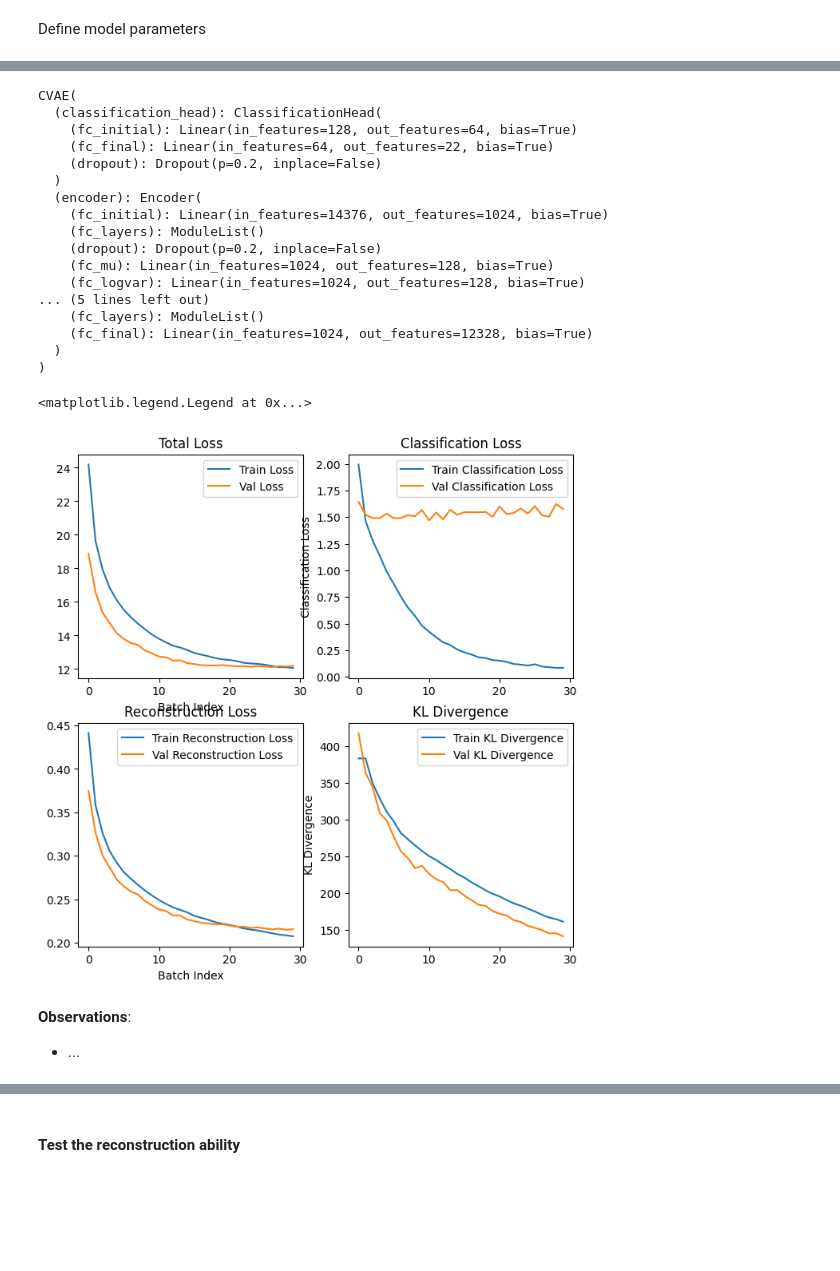
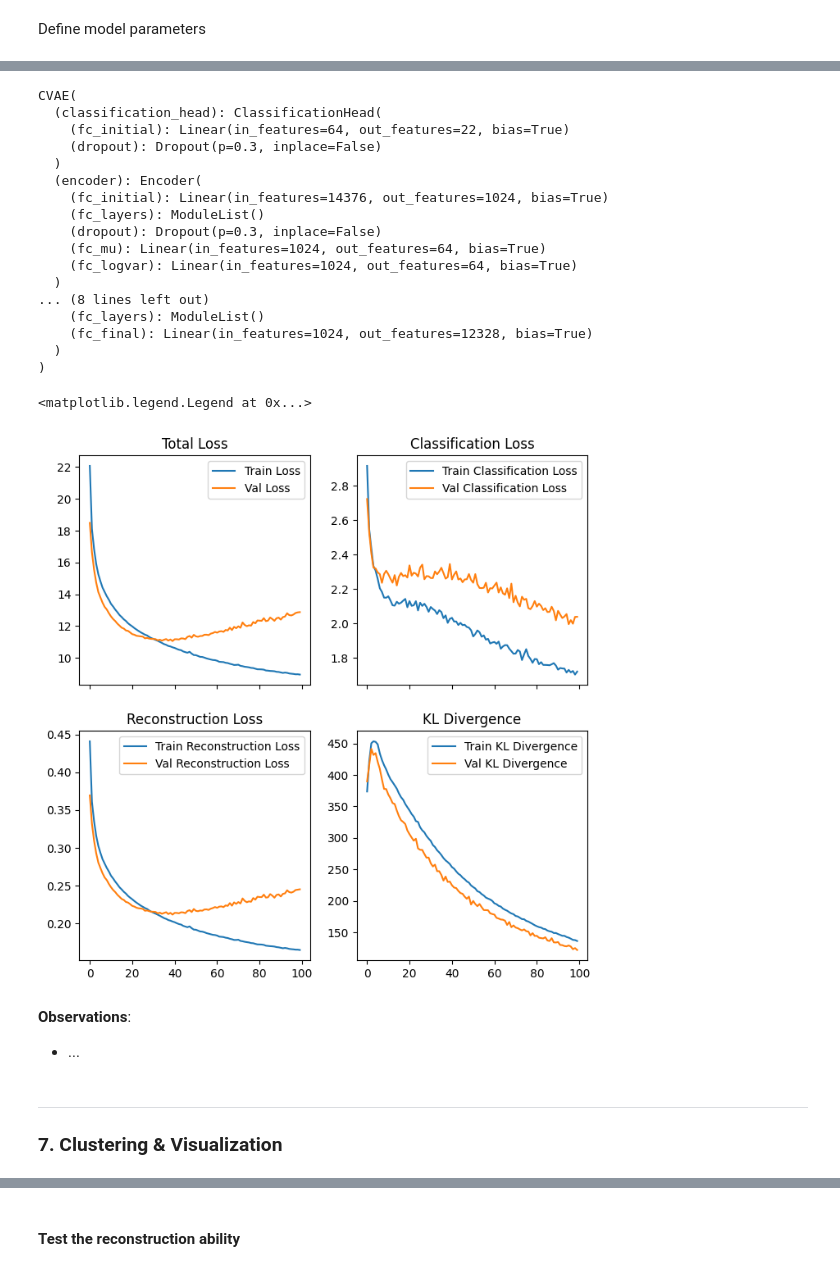
Before and after one commit to Djtrainer/cancer_research, a Jupyter notebook: notebooks/drug_induced_gene_expression_prediction.ipynb, the cells around one changed output, grey strips where cells are left out. Saved outputs shown, nothing was run; the diff lists cells and outputs as text; code cells hidden in the pictures; blank space fills up the shorter version.

```diff
--- a/notebooks/drug_induced_gene_expression_prediction.ipynb
+++ b/notebooks/drug_induced_gene_expression_prediction.ipynb
@@ -985,5 +996,5 @@ tensor([21, 16, 21, 15, 21, 17, 15, 21, 21,  3, 21, 21, 21, 21,  1, 21])
 # %%
-NUM_EPOCHS = 30  # Number of epochs for training
+NUM_EPOCHS = 100  # Number of epochs for training
 
 # # Initialize the CVAE model
 model = CVAE(
@@ -991,12 +1002,13 @@ model = CVAE(
     num_classes=len(top_classes_minus_unknown) + 1,  # Number of MOA classes + 1 for "Other"
     condition_dim=2048,  # Fingerprint size
     hidden_dim=1024,  # Hidden dimension for the encoder and decoder
-    latent_dim=128,  # Latent space dimension
+    latent_dim=64,  # Latent space dimension
     num_encoder_layers=0,  # Number of layers in the encoder
-    encoder_dropout_rate=0.2,  # Dropout rate for the encoder
+    encoder_dropout_rate=0.3,  # Dropout rate for the encoder
     num_decoder_layers=0,  # Number of layers in the decoder
-    condition_emb_dim=1024,  # Embedding dimension for the condition (fingerprint)
-    decoder_dropout_rate=0.2,  # Dropout rate for the decoder
+    condition_emb_dim=2048,  # Embedding dimension for the condition (fingerprint)
+    decoder_dropout_rate=0.3,  # Dropout rate for the decoder
+    classification_hidden_dim=1024,
 )
 print(model)
 optimizer = torch.optim.Adam(model.parameters(), lr=1e-4, weight_decay=1e-5)
@@ -1022,9 +1034,11 @@ best_val_loss = float("inf")  # Initialize best validation loss to infinity
 # Training loop
 for epoch in range(1, NUM_EPOCHS + 1):
     total_loss = 0.0
-    # Start with beta=0 and gradually increase to 0.1 over all epochs
-    beta = (epoch / NUM_EPOCHS) * 0.01
-    # beta = 0.01
+
+    beta = (epoch / NUM_EPOCHS) * 0.005
+    # gamma = (epoch / NUM_EPOCHS) * 0.1
+    gamma= 0.005  # Classification loss weight
+
     train_loss, train_recon, train_kl, train_class_loss = 0, 0, 0, 0
 
     pbar_train = tqdm(train_loader, desc=f"Epoch {epoch}/{NUM_EPOCHS}")
@@ -1041,7 +1055,7 @@ for epoch in range(1, NUM_EPOCHS + 1):
         moa_prediction = model.classify(mu)
         # mask for only those MOAs that are known
         mask = moa_label != -1
-        epoch_class_loss = 0
+        epoch_class_loss = torch.tensor(0.0, device=device)
         if mask.sum() > 0:
             labeled_preds = moa_prediction[mask]
             labeled_labels = moa_label[mask]
@@ -1052,7 +1066,7 @@ for epoch in range(1, NUM_EPOCHS + 1):
         loss, recon, kl = vae_loss_function(
             recon_x, expression, mu, log_var, model.latent_dim, beta
         )
-        gamma = 1 #TODO: adjust this hyperparameter
+
         # Add classification loss to the total loss
         loss += gamma * epoch_class_loss
 
@@ -1063,6 +1077,7 @@ for epoch in range(1, NUM_EPOCHS + 1):
         train_loss += loss.item()
         train_recon += recon.item()
         train_kl += kl.item()
+
         train_class_loss += epoch_class_loss.item()
 
         pbar_train.set_description(
@@ -1071,7 +1086,8 @@ for epoch in range(1, NUM_EPOCHS + 1):
             f"Train Reconstruction Loss: {train_recon / len(train_loader):.4f} | "
             f"Train Classification Loss: {train_class_loss / len(train_loader):.4f} | "
             f"Train KL Divergence: {train_kl / len(train_loader):.4f} | "
-            f"Beta: {beta:.4f}"
+            f"Beta: {beta:.4f} | "
+            f"Gamma: {gamma:.4f}"
         )
 
     model.eval()
@@ -1132,51 +1148,52 @@ for epoch in range(1, NUM_EPOCHS + 1):
 # %% [output]
 CVAE(
   (classification_head): ClassificationHead(
-    (fc_initial): Linear(in_features=128, out_features=64, bias=True)
-    (fc_final): Linear(in_features=64, out_features=22, bias=True)
-    (dropout): Dropout(p=0.2, inplace=False)
+    (fc_initial): Linear(in_features=64, out_features=22, bias=True)
+    (dropout): Dropout(p=0.3, inplace=False)
   )
   (encoder): Encoder(
     (fc_initial): Linear(in_features=14376, out_features=1024, bias=True)
     (fc_layers): ModuleList()
-    (dropout): Dropout(p=0.2, inplace=False)
-    (fc_mu): Linear(in_features=1024, out_features=128, bias=True)
-    (fc_logvar): Linear(in_features=1024, out_features=128, bias=True)
-... (5 lines left out)
+    (dropout): Dropout(p=0.3, inplace=False)
+    (fc_mu): Linear(in_features=1024, out_features=64, bias=True)
+    (fc_logvar): Linear(in_features=1024, out_features=64, bias=True)
+  )
+... (8 lines left out)
     (fc_layers): ModuleList()
     (fc_final): Linear(in_features=1024, out_features=12328, bias=True)
   )
 )
 # %%
-_, axes = plt.subplots(2, 2, figsize=(8, 8))
+_, axes = plt.subplots(2, 2, figsize=(8, 8), sharex=True, sharey=False)
 axes[0,0].plot(history["train_loss"], label="Train Loss")
 axes[0,0].plot(history["val_loss"], label="Val Loss")
 
 axes[1,0].plot(history["train_recon"], label="Train Reconstruction Loss")
 axes[1,0].plot(history["val_recon"], label="Val Reconstruction Loss")
 
 axes[1,1].plot(history["train_kl"], label="Train KL Divergence")
 axes[1,1].plot(history["val_kl"], label="Val KL Divergence")
 
 axes[0,1].plot(history["train_class_loss"], label="Train Classification Loss")
 axes[0,1].plot(history["val_class_loss"], label="Val Classification Loss")
 
 axes[0,0].set_title("Total Loss")
 axes[0,0].legend()
-axes[0,0].set_xlabel("Batch Index")
+
 axes[1,0].set_title("Reconstruction Loss")
 axes[1,0].legend()
-axes[1,0].set_xlabel("Batch Index")
+
 axes[1,1].set_title("KL Divergence")
-axes[1,1].set_ylabel("KL Divergence")
 axes[1,1].legend()
-axes[1,0].set_xlabel("Batch Index")
+
 axes[0,1].set_title("Classification Loss")
-axes[0,1].set_ylabel("Classification Loss")
 axes[0,1].legend()
 # %% [output]
 <matplotlib.legend.Legend at 0x...>
-[figure, old version]
+[figure, new version]
 # %% [markdown]
 **Observations**:
 - ...
+# %% [markdown]
+---
+### 7. Clustering & Visualization
```
Also changed, not shown: parts of 32 cells of this notebook.
